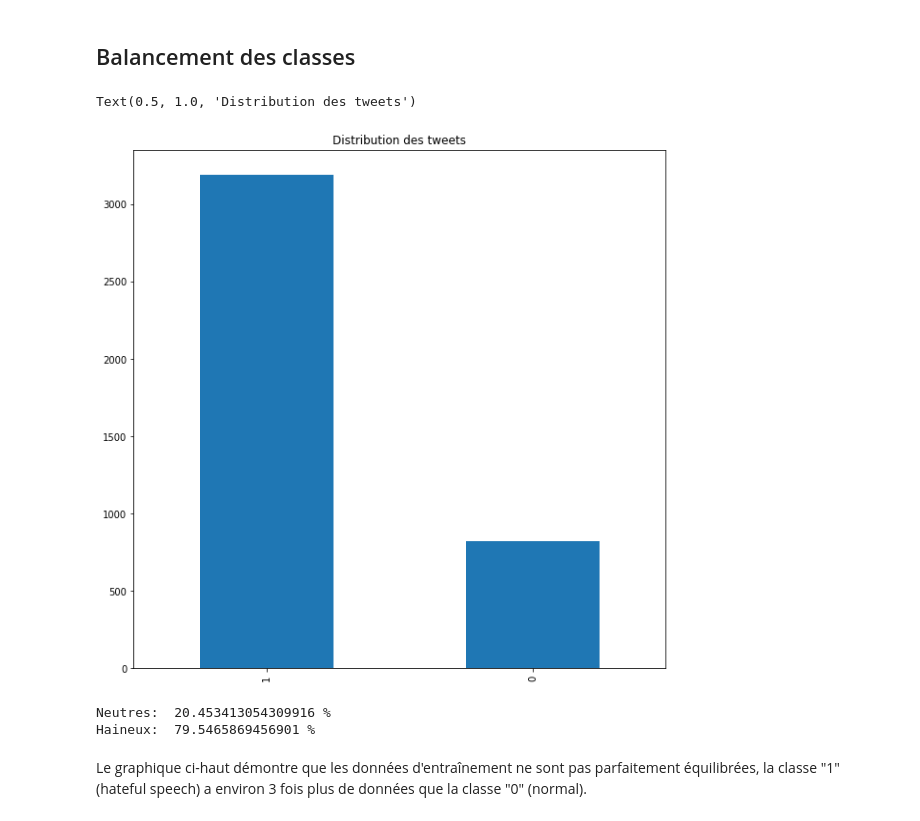
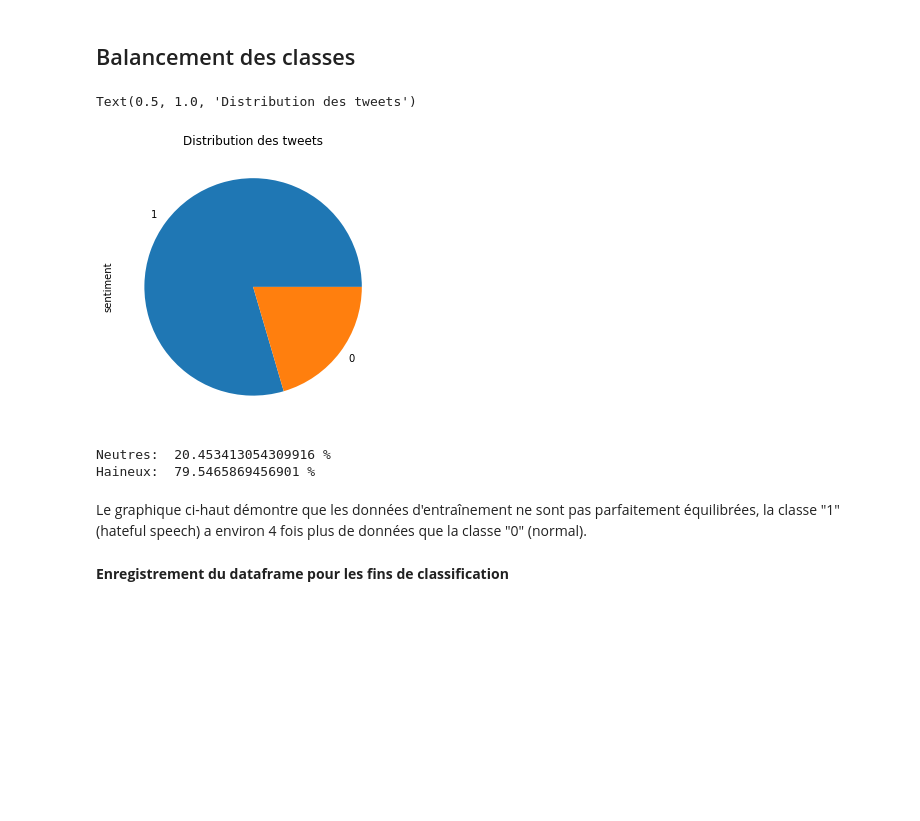
Before and after one commit to imenemes/IA-DETECTION-HAINE-, a Jupyter notebook: data_fr_exploration.ipynb, the cells around one changed output. Saved outputs shown, nothing was run; the diff lists cells and outputs as text; code cells hidden in the pictures; blank space fills up the shorter version.

```diff
--- a/data_fr_exploration.ipynb
+++ b/data_fr_exploration.ipynb
@@ -243,12 +243,12 @@ On ne peut donc considérer la longueur du tweet comme une variable determinante
 # %% [markdown]
 ## Balancement des classes
 # %%
-plt.figure(figsize=(10, 10))
+plt.figure(figsize=(5, 5))
 
-data_hate.sentiment.value_counts().plot(kind='bar').set_title('Distribution des tweets')
+data_hate.sentiment.value_counts().plot(kind='pie').set_title('Distribution des tweets')
 # %% [output]
 Text(0.5, 1.0, 'Distribution des tweets')
-[figure, old version]
+[figure, new version]
 # %%
 #Pourcentage de la proportion de tweets neutres vs. haineux.
 print("Neutres: ", data_hate.sentiment.value_counts()[0]/len(data_hate)*100,"%")
@@ -257,6 +257,8 @@ print("Haineux: ", data_hate.sentiment.value_counts()[1]/len(data_hate)*100,"%")
 Neutres:  20.453413054309916 %
 Haineux:  79.5465869456901 %
 # %% [markdown]
-Le graphique ci-haut démontre que les données d'entraînement ne sont pas parfaitement équilibrées, la classe "1" (hateful speech) a environ 3 fois plus de données que la classe "0" (normal).
+Le graphique ci-haut démontre que les données d'entraînement ne sont pas parfaitement équilibrées, la classe "1" (hateful speech) a environ 4 fois plus de données que la classe "0" (normal).
+# %% [markdown]
+**Enregistrement du dataframe pour les fins de classification**
 # %%
 data_hate.to_pickle(f"{path_files}data_hate.pkl")
```
Also changed, not shown: parts of 1 cell of this notebook.
